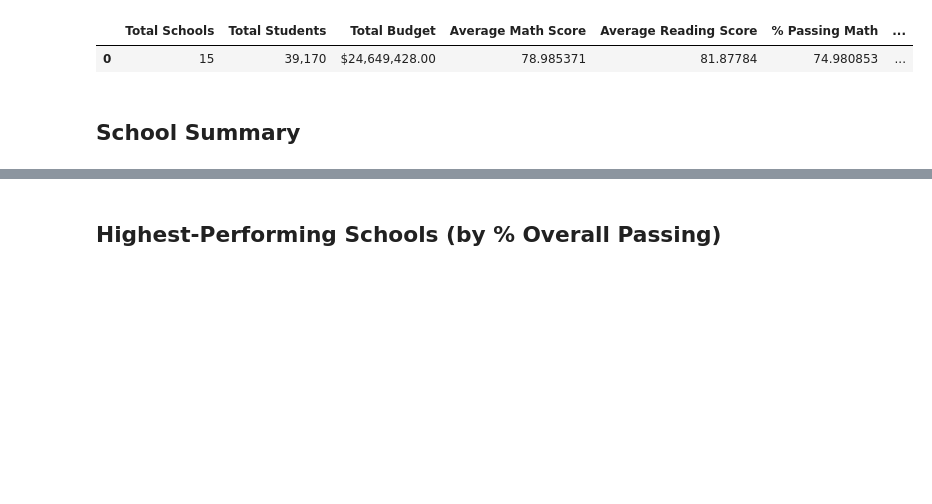
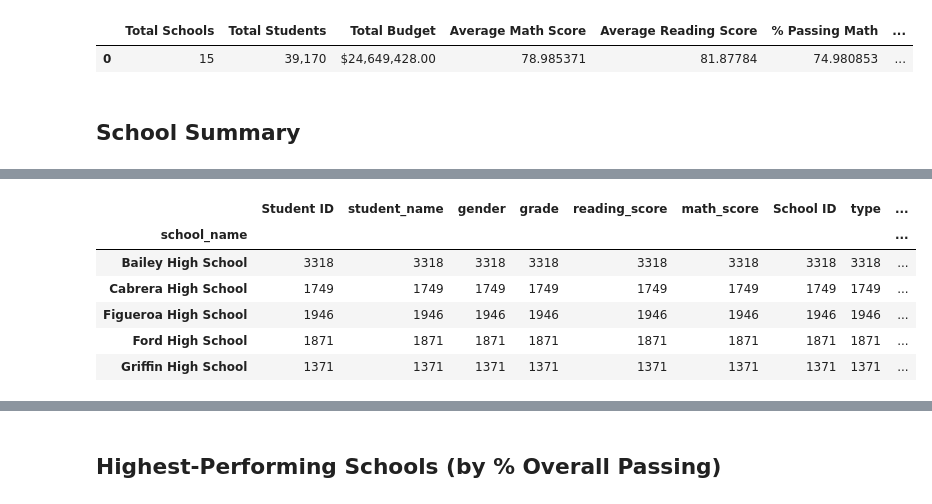
Before and after one commit to AleidvdZ/pandas-challenge, a Jupyter notebook: PyCitySchools/PyCitySchools_AvdZ.ipynb, the cells around one changed output, grey strips where cells are left out. Saved outputs shown, nothing was run; the diff lists cells and outputs as text; code cells hidden in the pictures; blank space fills up the shorter version.

```diff
--- a/PyCitySchools/PyCitySchools_AvdZ.ipynb
+++ b/PyCitySchools/PyCitySchools_AvdZ.ipynb
@@ -143 +168,25 @@ per_school_reading =
+# %%
+# Calculate the number of students per school with math scores of 70 or higher
+# Remove scores <70 for math; groupby school and count
+students_passing_math = school_data_complete.drop(school_data_complete[school_data_complete.math_score <70].index)
+school_students_passing_math = students_passing_math.groupby(["school_name"]).count()
+school_students_passing_math
+#checked
+
+# Turn count into a df
+#school_students_passing_math_df = pd.DataFrame(school_students_passing_math)
+
+# Reset Index and Rename columns
+#school_students_passing_math_df = school_students_passing_math_df.rename(columns={"total_students":"passing_math"})
+
+#school_students_passing_math_df.head()
+#checked - NOT done, need to get rid of all but one column and rename and reset.  Merge all of the dataframes and then do the math.
+# %% [output]
+|  | Student ID | student_name | gender | grade | reading_score | math_score | School ID | type | ... |
+| school_name |  |  |  |  |  |  |  |  | ... |
+| Bailey High School | 3318 | 3318 | 3318 | 3318 | 3318 | 3318 | 3318 | 3318 | ... |
+| Cabrera High School | 1749 | 1749 | 1749 | 1749 | 1749 | 1749 | 1749 | 1749 | ... |
+| Figueroa High School | 1946 | 1946 | 1946 | 1946 | 1946 | 1946 | 1946 | 1946 | ... |
+| Ford High School | 1871 | 1871 | 1871 | 1871 | 1871 | 1871 | 1871 | 1871 | ... |
+| Griffin High School | 1371 | 1371 | 1371 | 1371 | 1371 | 1371 | 1371 | 1371 | ... |
 # %%
```
Also changed, not shown: parts of 18 cells of this notebook.
